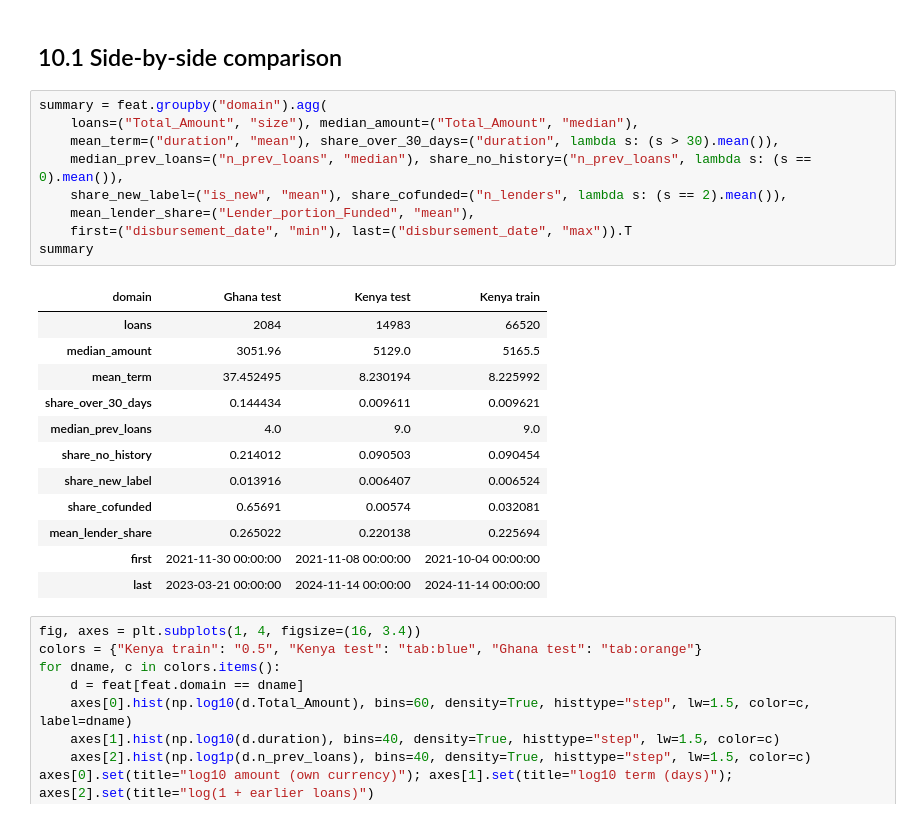
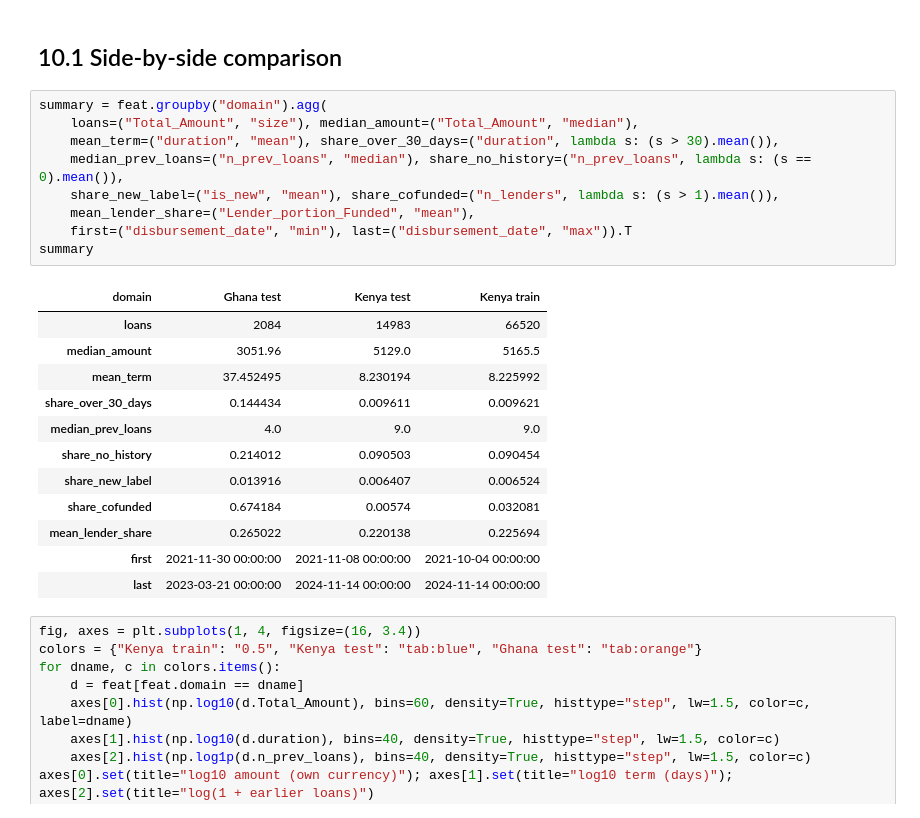
Before and after one commit to ASU-MICS-2028/mle-group-3-prosit-2, a Jupyter notebook: notebooks/10_ghana_transfer.ipynb, the cells around one changed output. Saved outputs shown, nothing was run; the diff lists cells and outputs as text.

Commit message:
Claims table and verify_claims.py: recompute 50 quoted numbers from the raw files; correct Ghana co-funded share to 67%

```diff
--- a/notebooks/10_ghana_transfer.ipynb
+++ b/notebooks/10_ghana_transfer.ipynb
@@ -29,22 +29,22 @@ Name: count, dtype: int64
 # %%
 summary = feat.groupby("domain").agg(
     loans=("Total_Amount", "size"), median_amount=("Total_Amount", "median"),
     mean_term=("duration", "mean"), share_over_30_days=("duration", lambda s: (s > 30).mean()),
     median_prev_loans=("n_prev_loans", "median"), share_no_history=("n_prev_loans", lambda s: (s == 0).mean()),
-    share_new_label=("is_new", "mean"), share_cofunded=("n_lenders", lambda s: (s == 2).mean()),
+    share_new_label=("is_new", "mean"), share_cofunded=("n_lenders", lambda s: (s > 1).mean()),
     mean_lender_share=("Lender_portion_Funded", "mean"),
     first=("disbursement_date", "min"), last=("disbursement_date", "max")).T
 summary
 # %% [output]
 | domain | Ghana test | Kenya test | Kenya train |
 | loans | 2084 | 14983 | 66520 |
 | median_amount | 3051.96 | 5129.0 | 5165.5 |
 | mean_term | 37.452495 | 8.230194 | 8.225992 |
 | share_over_30_days | 0.144434 | 0.009611 | 0.009621 |
 | median_prev_loans | 4.0 | 9.0 | 9.0 |
 | share_no_history | 0.214012 | 0.090503 | 0.090454 |
 | share_new_label | 0.013916 | 0.006407 | 0.006524 |
-| share_cofunded | 0.65691 | 0.00574 | 0.032081 |
+| share_cofunded | 0.674184 | 0.00574 | 0.032081 |
 | mean_lender_share | 0.265022 | 0.220138 | 0.225694 |
 | first | 2021-11-30 00:00:00 | 2021-11-08 00:00:00 | 2021-10-04 00:00:00 |
 | last | 2023-03-21 00:00:00 | 2024-11-14 00:00:00 | 2024-11-14 00:00:00 |
```
Also changed, not shown: parts of 1 cell of this notebook, 2 other files.
